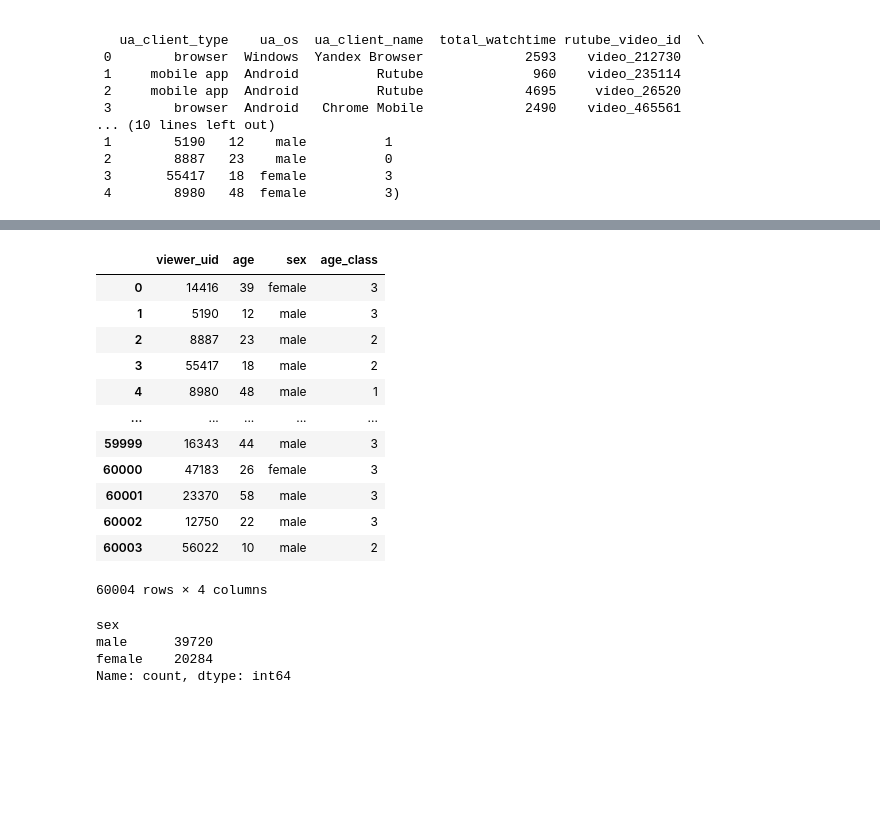
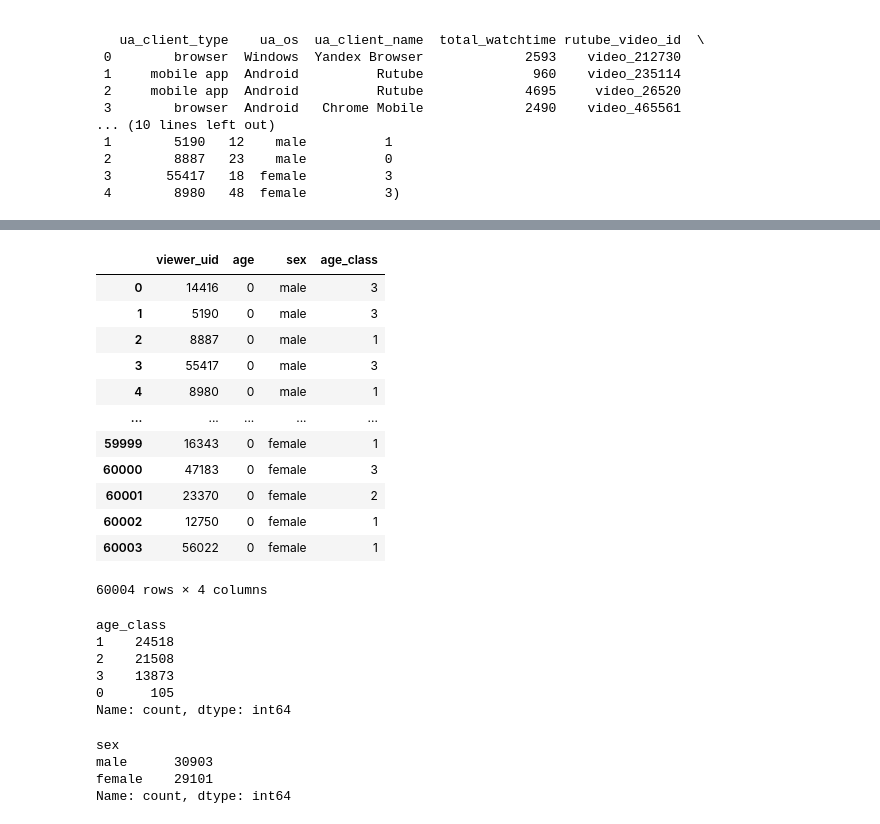
Before and after one commit to Paspasuy/SocDemPrediction, a Jupyter notebook: flypew_catboost.ipynb, the cells around one changed output, grey strips where cells are left out. Saved outputs shown, nothing was run; the diff lists cells and outputs as text; code cells hidden in the pictures; blank space fills up the shorter version.

```diff
--- a/flypew_catboost.ipynb
+++ b/flypew_catboost.ipynb
@@ -69,0 +76,4 @@ Applying BagOfWords extractor...
+# %%
+pd.set_option('display.max_columns', None)
+
+test_features.describe()
@@ -232,31 +268,41 @@ overall score = 0.469
 # %%
-age_prediction = catboost_age.predict(test_features.drop(columns=features_to_drop + [target_sex] + [target_age]), cnt_classes=4)
-sex_prediction = catboost_sex.predict(test_features.drop(columns=features_to_drop + [target_sex] + [target_age]), cnt_classes=2)
+age_prediction = catboost_age.predict(test_features.drop(columns=features_to_drop + [target_sex] + [target_age] + ['age']))
+sex_prediction = catboost_sex.predict(test_features.drop(columns=features_to_drop + [target_sex] + [target_age] + ['age']))
 
 sample_submission.loc[test_features.viewer_uid, 'age_class'] = age_prediction
 sample_submission.loc[test_features.viewer_uid, 'sex'] = sex_prediction
+sample_submission.loc[:, 'age'] = 0
 sample_submission['sex'] = sample_submission['sex'].map({0: 'male', 1: 'female'})
 sample_submission
 # %% [output]
 |  | viewer_uid | age | sex | age_class |
-| 0 | 14416 | 39 | female | 3 |
-| 1 | 5190 | 12 | male | 3 |
-| 2 | 8887 | 23 | male | 2 |
-| 3 | 55417 | 18 | male | 2 |
-| 4 | 8980 | 48 | male | 1 |
+| 0 | 14416 | 0 | male | 3 |
+| 1 | 5190 | 0 | male | 3 |
+| 2 | 8887 | 0 | male | 1 |
+| 3 | 55417 | 0 | male | 3 |
+| 4 | 8980 | 0 | male | 1 |
 | ... | ... | ... | ... | ... |
-| 59999 | 16343 | 44 | male | 3 |
-| 60000 | 47183 | 26 | female | 3 |
-| 60001 | 23370 | 58 | male | 3 |
-| 60002 | 12750 | 22 | male | 3 |
-| 60003 | 56022 | 10 | male | 2 |
+| 59999 | 16343 | 0 | female | 1 |
+| 60000 | 47183 | 0 | female | 3 |
+| 60001 | 23370 | 0 | female | 2 |
+| 60002 | 12750 | 0 | female | 1 |
+| 60003 | 56022 | 0 | female | 1 |
 60004 rows × 4 columns
+# %%
+sample_submission.age_class.value_counts()
+# %% [output]
+age_class
+1    24518
+2    21508
+3    13873
+0      105
+Name: count, dtype: int64
 # %%
 sample_submission.sex.value_counts()
 # %% [output]
 sex
-male      39720
-female    20284
+male      30903
+female    29101
 Name: count, dtype: int64
 # %%
 sample_submission.to_csv('submission.csv', index=False)
```
Also changed, not shown: parts of 9 cells of this notebook, 5 other files.
